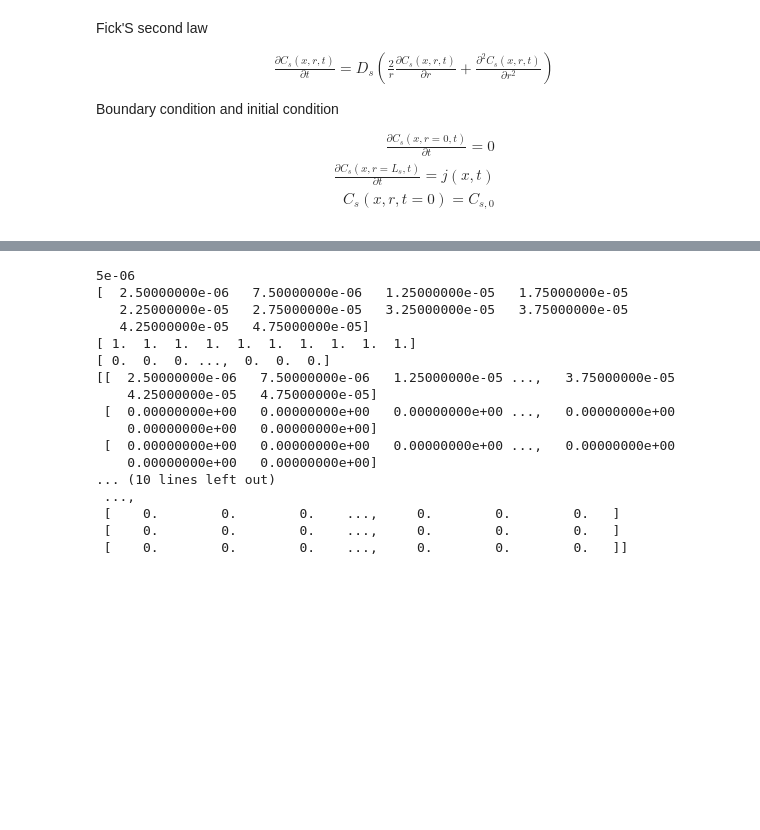
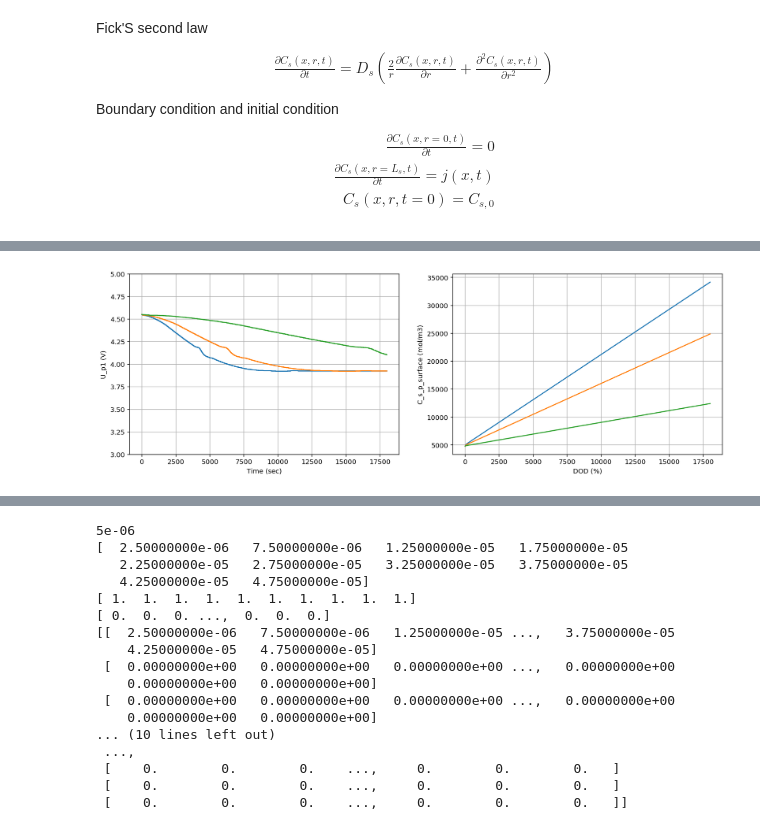
Before and after one commit to TakumaKawahara/BS-StudyGroup, a Jupyter notebook: Model#6/BS_Model#6.ipynb, the cells around one changed output, grey strips where cells are left out. Cells and saved outputs as stored; diff of their text form; code cells hidden in the pictures; blank space fills up the shorter version.

```diff
--- a/Model#6/BS_Model#6.ipynb
+++ b/Model#6/BS_Model#6.ipynb
@@ -576,0 +715,3 @@ I_1
+# %%
+df_el_p_sim, t_el_p, x_rlt_el_p, C_rlt_el_p = initial_df_el_pn(L_pn=L_p, S_el=S_el, C_e_0=C_e_0,t=np.array(df_sim["Time (sec)"]), tt=0, n=3)
+df_el_p_sim.iloc[0,1:] = C_rlt_el_p[0]
@@ -576,0 +753,13 @@ I_1
+# %%
+I_p1=df_sim["I_p1"][tt]
+I_p2=df_sim["I_p2"][tt]
+I_p3=df_sim["I_p3"][tt]
+I_p123 = np.array([I_p1,I_p2,I_p3])
+
+C_rlt_el_p = update_df_el_pn(C_rlt=C_rlt_el_p, I_pn123=I_p123, L_pn=L_p, Deff=Deff, C_e_blk=C_e_0, F=F, tt=tt, t_plus=t_plus, n=3, epsilon=epsilon)
+# %%
+df_el_p_sim.iloc[tt,1:] = C_rlt_el_p[tt]
+# %%
+df_sim["C_el_p1"][tt] = df_el_p_sim["X_0"].loc[tt]/S_el
+df_sim["C_el_p2"][tt] = df_el_p_sim["X_1"].loc[tt]/S_el
+df_sim["C_el_p3"][tt] = df_el_p_sim["X_2"].loc[tt]/S_el
@@ -576,0 +931,23 @@ I_1
+# %%
+fig, (ax1,ax2) = plt.subplots(1,2,figsize=(16, 5))
+
+ax1.plot(df_sim['Time (sec)'], df_sim['U_p1'],color=new_colors[0])
+ax1.plot(df_sim['Time (sec)'], df_sim['U_p2'],color=new_colors[1])
+ax1.plot(df_sim['Time (sec)'], df_sim['U_p3'],color=new_colors[2])
+ax1.set_ylim([3, 5])
+ax1.set_ylabel('U_p1 (V)')
+ax1.set_xlabel('Time (sec)')
+ax1.grid()
+
+ax2.plot(df_sim['Time (sec)'], df_sim['C_s_p1_surface'],color=new_colors[0])
+ax2.plot(df_sim['Time (sec)'], df_sim['C_s_p2_surface'],color=new_colors[1])
+ax2.plot(df_sim['Time (sec)'], df_sim['C_s_p3_surface'],color=new_colors[2])
+
+
+#ax2.set_ylim([0, 2])
+ax2.set_ylabel('C_s_p_surface (mol/m3)')
+ax2.set_xlabel('DOD (%)')
+ax2.grid()
+plt.show()
+# %% [output]
+[figure, added]
```
Also changed, not shown: parts of 78 cells of this notebook.
